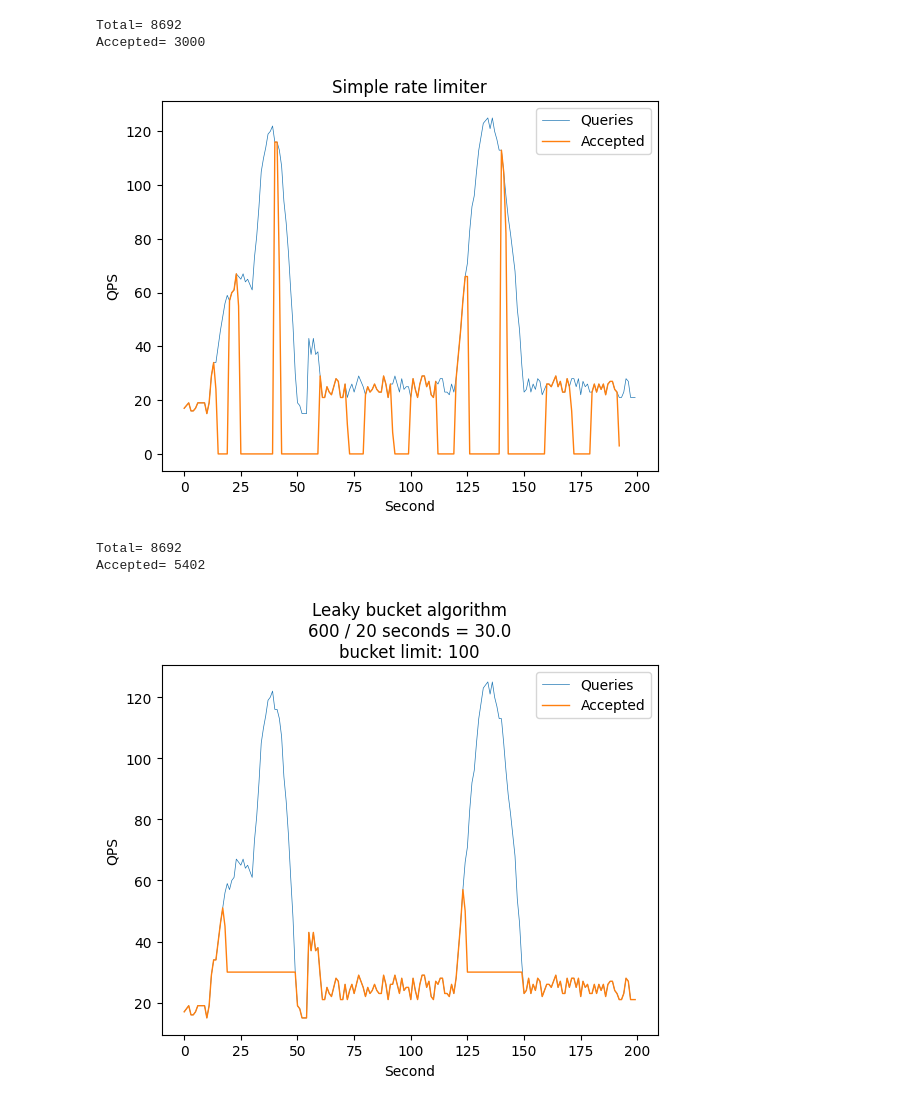
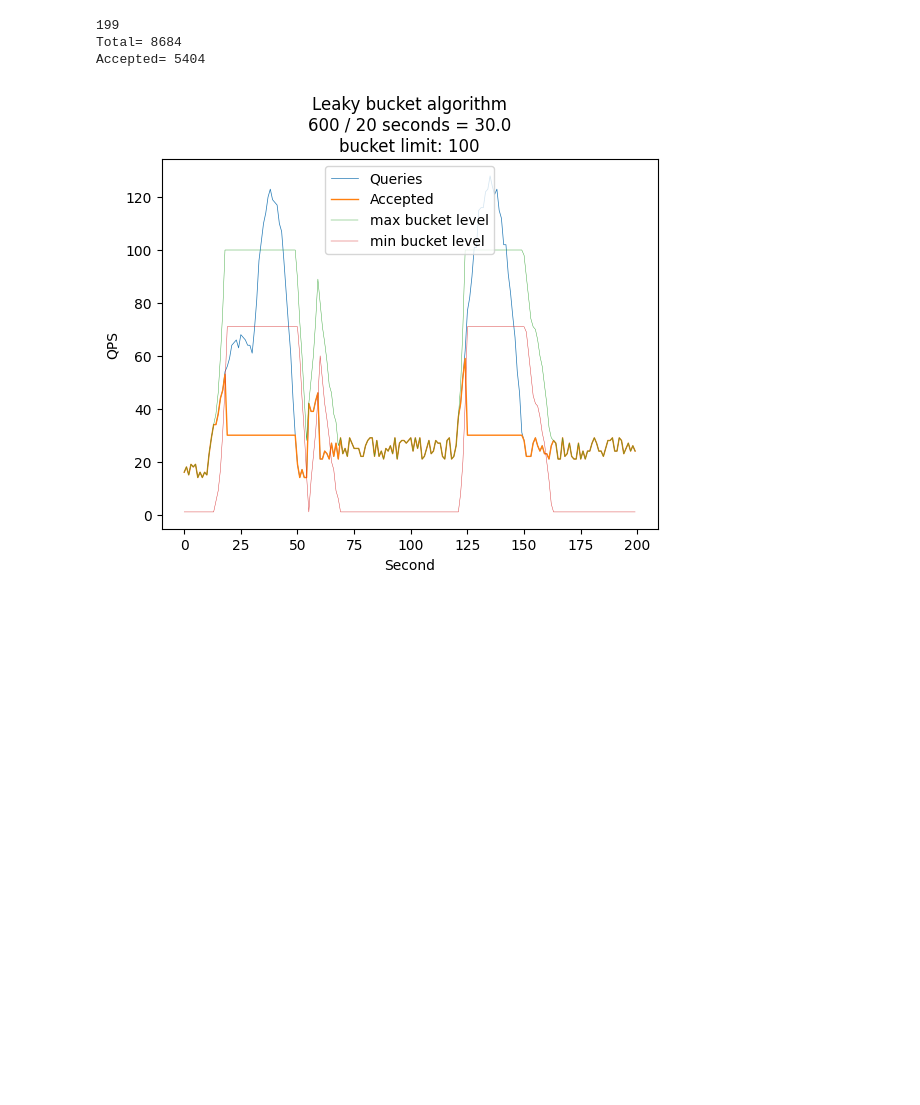
Before and after one commit to pminkov/notebooks, a Jupyter notebook: RateLimiting.ipynb, the cells around one changed output. Drawn from its saved outputs; the diff is of its cells as text; code cells hidden in the pictures; blank space fills up the shorter version.

```diff
--- a/RateLimiting.ipynb
+++ b/RateLimiting.ipynb
@@ -83,6 +83,9 @@ class LeakyBucket:
             self.bucket += 1
             return True
 
+    def get_bucket_level(self):
+        return self.bucket
+
 
 def generate_query_times(count, at_second):
     query_times_second = [at_second + random.random() for _ in range(count)]
@@ -149,37 +152,52 @@ def plot(datapoints, linewidth=1, label=None):
     x = [item[0] for item in counts_items]
     y = [item[1] for item in counts_items]
     plt.plot(x, y, linewidth=linewidth, label=label)
 
 
 
-for algo in range(2):
+for algo in range(1,2):
     rate_limiter = None
     if algo == 0:
         rate_limiter = RateLimiter(limit=300, period=20)
     elif algo == 1:
         rate_limiter = LeakyBucket(limit=600, period=20, bucket_limit=100)
 
     # Plot count data as bar plot
     plot(qs, linewidth=0.5, label="Queries")
+    seconds_of_queries = int(max(qs))
+    x_axis_queries = sorted(set([int(x) for x in qs]))
+
+    print(seconds_of_queries)
+    min_bucket_level = [-1] * (seconds_of_queries + 1)
+    max_bucket_level = [-1] * (seconds_of_queries + 1)
     accepted = []
     for q in qs:
         if rate_limiter.allow(q):
             accepted.append(q)
+            if algo == 1:
+                bucket = rate_limiter.get_bucket_level()
+                int_q = int(q)
+                if min_bucket_level[int_q] == -1 or bucket < min_bucket_level[int_q]:
+                    min_bucket_level[int_q] = bucket
+                if max_bucket_level[int_q] == -1 or bucket > max_bucket_level[int_q]:
+                    max_bucket_level[int_q] = bucket
 
     print('Total=', len(qs))
     print('Accepted=', len(accepted))
 
     plot(accepted, linewidth=1, label="Accepted")
 
+    if algo == 1:
+        plt.plot(x_axis_queries, max_bucket_level, label='max bucket level', linewidth=0.3)
+        plt.plot(x_axis_queries, min_bucket_level, label='min bucket level', linewidth=0.3)
+
     plt.title(rate_limiter.name())
     plt.xlabel('Second')
     plt.ylabel('QPS')
     plt.legend()
     plt.show()
 # %% [output]
-Total= 8692
-Accepted= 3000
+199
+Total= 8684
+Accepted= 5404
-[figure, old version]
+[figure, new version]
-Total= 8692
-Accepted= 5402
-[figure, removed]
```
Also changed, not shown: 1 other file.
